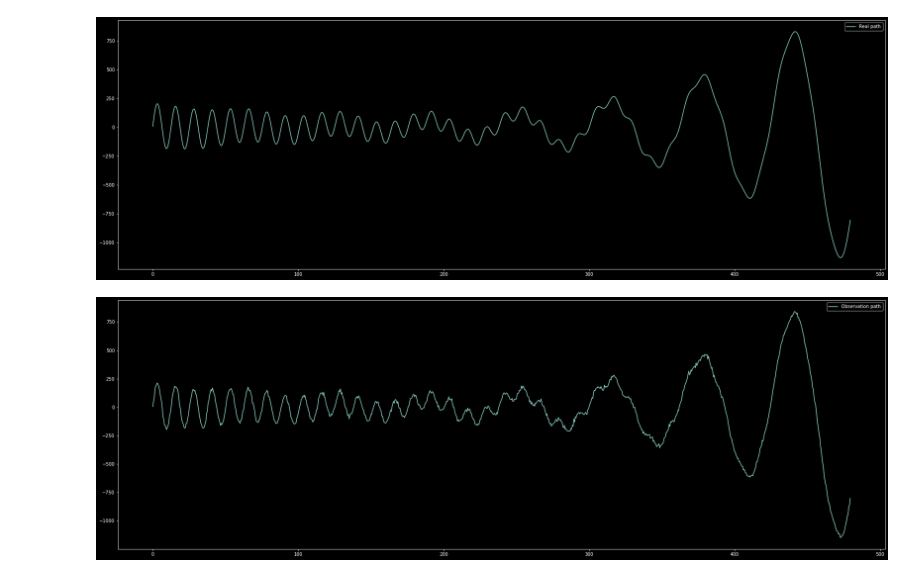
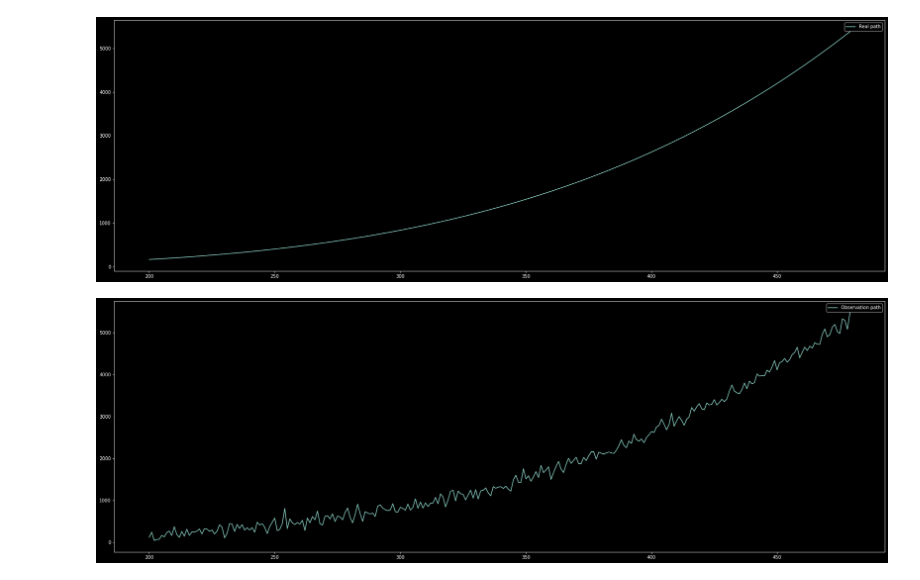
Before and after one commit to Long-ThanhLe/KalmanFilter, a Jupyter notebook: kalman.ipynb, the cells around one changed output. Drawn from its saved outputs; the diff is of its cells as text; code cells hidden in the pictures.

```diff
--- a/kalman.ipynb
+++ b/kalman.ipynb
@@ -2,9 +2,9 @@
 import numpy as np
 import matplotlib.pyplot as plt
 from kalman_filter_without_control import *
-# %%
-def get_real_position(t):
-    return 10*np.exp(0.01*t)*np.cos(0.1*t) + 200*np.sin(0.5*t)*np.exp(-0.005*t)
+# %%
+def get_real_position(t):
+    return (t**2 + 10*t + 100)*t**2/1e7
 # %%
 def get_real_velocity(t):
     return (get_real_position(t + 1e-4) - get_real_position(t - 1e-4))/2e-4
@@ -14,18 +14,40 @@ def get_real_acceleration(t):
 # %%
 def obsevation(t, cov):
     return get_real_position(t) + np.random.randn(*t.shape)*np.sqrt(cov)
+# %%
+delta_t = 1/T
+initial_estimate = np.array([[get_real_position(200)], [get_real_velocity(200)], [get_real_acceleration(200)]])
+initial_error_cov = np.array([
+    [10**2, 0, 0],
+    [0, 5**2, 0],
+    [0, 0, 1**2]
+])
+observation_noise_cov = np.array([[100**2]])
+process_noise = np.array([
+    [10**2, 0, 0],
+    [0, 5**2, 0],
+    [0, 0, 1**2]
+])
+transition_matrix = np.array([
+        [1, delta_t, 0.5*delta_t**2],
+        [0, 1, delta_t],
+        [0, 0, 1]
+])
+observation_matrix = np.array(
+        [[1, 0, 0]]
+)
 # %%
 L = 8
-T = 2
-t = np.arange(0,60*L,step=1/T)
+T = 1
+t = np.arange(200, 60*L,step=1/T)
 plt.figure(figsize=(30,10))
 plt.plot(t, get_real_position(t), label="Real path")
 plt.legend()
 plt.show()
 plt.figure(figsize=(30,10))
-plt.plot(t, obsevation(t, 10**2), label="Observation path")
+plt.plot(t, obsevation(t, observation_noise_cov[0,0]), label="Observation path")
 plt.legend()
 plt.show()
 # %% [output]
-[figure, old version]
+[figure, new version]
-[figure, old version]
+[figure, new version]
```
Also changed, not shown: parts of 6 cells of this notebook.
